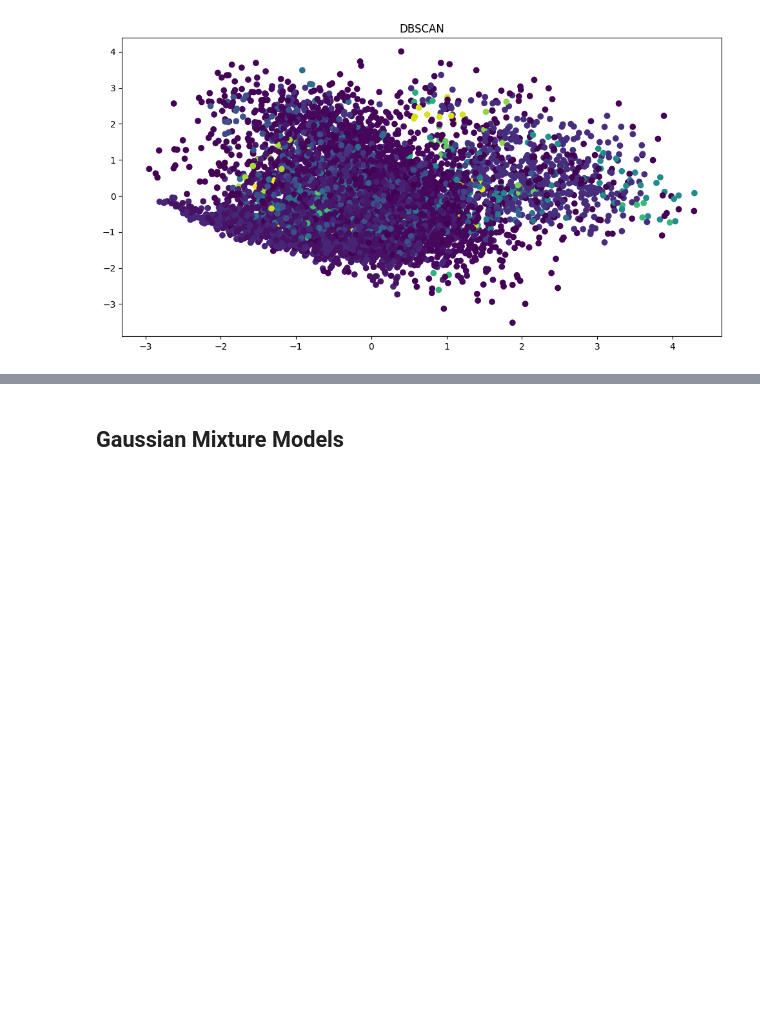
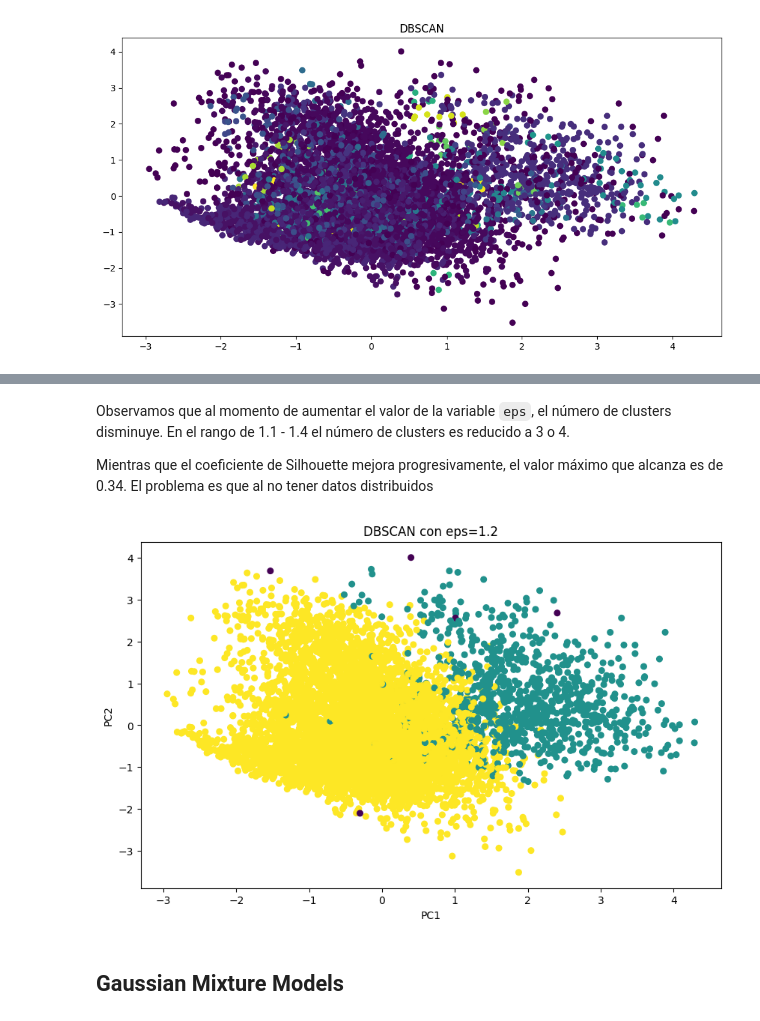
Before and after one commit to JoseCervantes06/Proyecto1_Equipo20_Cervantes-Reyes, a Jupyter notebook: fase2.ipynb, the cells around one changed output, grey strips where cells are left out. Saved outputs shown, nothing was run; the diff lists cells and outputs as text; code cells hidden in the pictures; blank space fills up the shorter version.

```diff
--- a/fase2.ipynb
+++ b/fase2.ipynb
@@ -419,3 +440,22 @@ eps=2.00 -> No se pudo calcular (1 cluster o todo ruido)
+# %% [markdown]
+Observamos que al momento de aumentar el valor de la variable `eps`, el número de clusters disminuye. En el rango de 1.1 - 1.4 el número de clusters es reducido a 3 o 4.
+
+Mientras que el coeficiente de Silhouette mejora progresivamente, el valor máximo que alcanza es de 0.34. El problema es que al no tener datos distribuidos
+# %%
+dbscan_final = DBSCAN(eps=1.5, min_samples=4)
+labels_final = dbscan_final.fit_predict(X)
+
+pca = PCA(n_components=2, random_state=42)
+X_pca = pca.fit_transform(X)
+
+plt.figure(figsize=(10,6))
+plt.scatter(X_pca[:,0], X_pca[:,1], c=labels_final, cmap='viridis', s=30)
+plt.title("DBSCAN con eps=1.2")
+plt.xlabel("PC1")
+plt.ylabel("PC2")
+plt.show()
+# %% [output]
+[figure, added]
 # %% [markdown]
 ## **Gaussian Mixture Models**
 # %%
```
Also changed, not shown: parts of 6 cells of this notebook.
